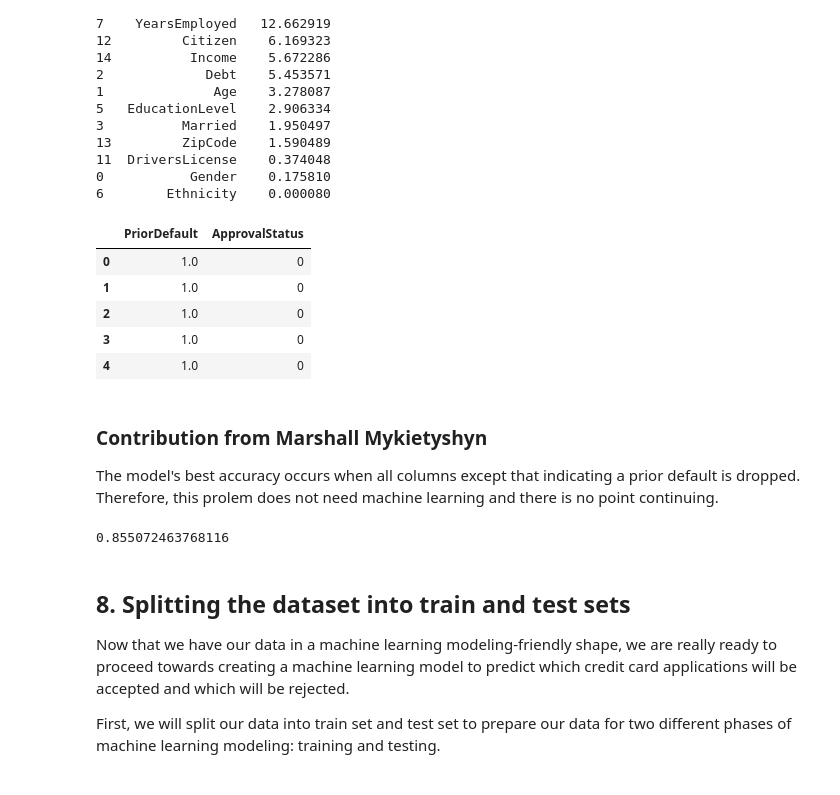
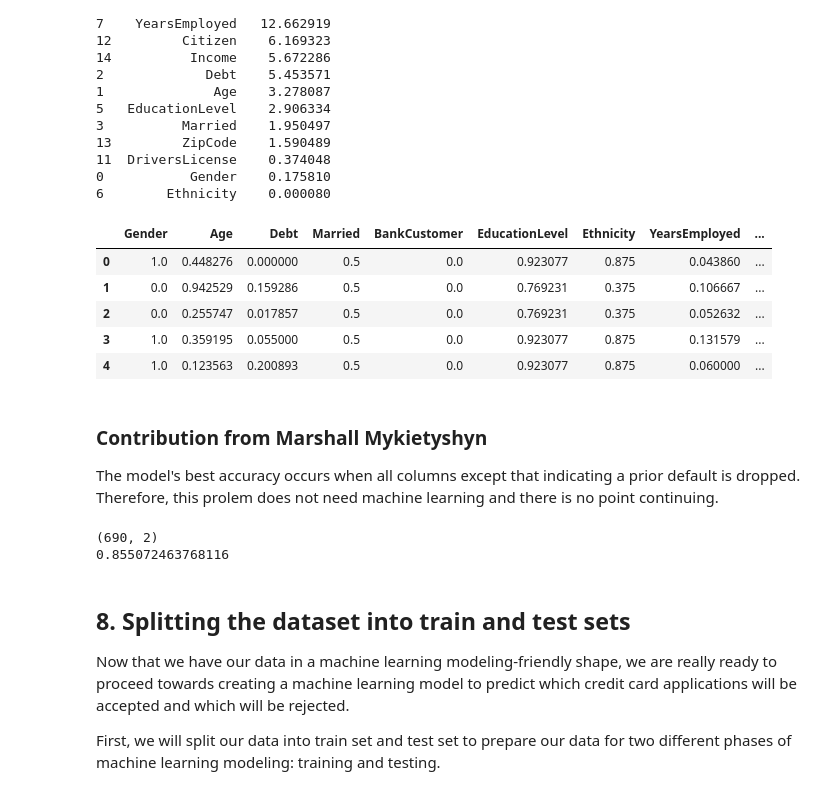
Before and after one commit to marshineer/DataCamp-Project-Solutions-Python, a Jupyter notebook: Predicting Credit Card Approvals/notebook.ipynb, the cells around one changed output. Saved outputs shown, nothing was run; the diff lists cells and outputs as text; code cells hidden in the pictures.

```diff
--- a/Predicting Credit Card Approvals/notebook.ipynb
+++ b/Predicting Credit Card Approvals/notebook.ipynb
@@ -304,35 +304,43 @@ print(featureScores.nlargest(15, 'Score'))  #print 10 best features
 # %%
 # Drop features 11 (DriversLicense) and 13 (ZipCode)
 # Had to fix a mistake where they dropped CreditScore instead of DriversLicense
 # rescaled_cc_apps.drop([cc_apps.columns[11], cc_apps.columns[13]], axis=1, inplace=True)
 
 # Drop features based on analysis
-# rescaled_cc_apps.drop([cc_apps.columns[6], cc_apps.columns[0], cc_apps.columns[11]], axis=1, inplace=True)
-# rescaled_cc_apps.drop([cc_apps.columns[6], cc_apps.columns[0], cc_apps.columns[11], cc_apps.columns[13], cc_apps.columns[3], cc_apps.columns[1]], axis=1, inplace=True)
-rescaled_cc_apps.drop([cc_apps.columns[6], cc_apps.columns[0], cc_apps.columns[11], cc_apps.columns[13], cc_apps.columns[3], cc_apps.columns[5],
-                       cc_apps.columns[1], cc_apps.columns[2], cc_apps.columns[14], cc_apps.columns[12], cc_apps.columns[7], cc_apps.columns[10],
-                       cc_apps.columns[4], cc_apps.columns[9]], axis=1, inplace=True)
+pp_cc_apps = rescaled_cc_apps.drop([cc_apps.columns[6], cc_apps.columns[0], cc_apps.columns[11]], axis=1)
+# pp_cc_apps = rescaled_cc_apps.drop([cc_apps.columns[6], cc_apps.columns[0], cc_apps.columns[11], cc_apps.columns[13], cc_apps.columns[3], cc_apps.columns[1]], axis=1)
+# pp_cc_apps = rescaled_cc_apps.drop([cc_apps.columns[6], cc_apps.columns[0], cc_apps.columns[11], cc_apps.columns[13], cc_apps.columns[3],
+#                                     cc_apps.columns[5], cc_apps.columns[1], cc_apps.columns[2], cc_apps.columns[14], cc_apps.columns[12],
+#                                     cc_apps.columns[7], cc_apps.columns[10], cc_apps.columns[4], cc_apps.columns[9]], axis=1)
 display(rescaled_cc_apps.head())
 
 # Split into data and target valuel
-cc_apps_nd = rescaled_cc_apps.values
+cc_apps_nd = pp_cc_apps.values
 ndX, ndy = cc_apps_nd[:, :-1], cc_apps_nd[:,-1]
 # %% [output]
-|  | PriorDefault | ApprovalStatus |
-| 0 | 1.0 | 0 |
-| 1 | 1.0 | 0 |
-| 2 | 1.0 | 0 |
-| 3 | 1.0 | 0 |
-| 4 | 1.0 | 0 |
+|  | Gender | Age | Debt | Married | BankCustomer | EducationLevel | Ethnicity | YearsEmployed | ... |
+| 0 | 1.0 | 0.448276 | 0.000000 | 0.5 | 0.0 | 0.923077 | 0.875 | 0.043860 | ... |
+| 1 | 0.0 | 0.942529 | 0.159286 | 0.5 | 0.0 | 0.769231 | 0.375 | 0.106667 | ... |
+| 2 | 0.0 | 0.255747 | 0.017857 | 0.5 | 0.0 | 0.769231 | 0.375 | 0.052632 | ... |
+| 3 | 1.0 | 0.359195 | 0.055000 | 0.5 | 0.0 | 0.923077 | 0.875 | 0.131579 | ... |
+| 4 | 1.0 | 0.123563 | 0.200893 | 0.5 | 0.0 | 0.923077 | 0.875 | 0.060000 | ... |
 # %% [markdown]
 ### Contribution from Marshall Mykietyshyn
 <p>The model's best accuracy occurs when all columns except that indicating a prior default is dropped. Therefore, this prolem does not need machine learning and there is no point continuing. </p>
-# %%
-y_est = abs(ndX.astype(int) - 1).flatten()
-acc_bool = y_est == ndy.astype(int)
-print(acc_bool.sum() / acc_bool.size)
-# %% [output]
-0.855072463768116
+# %%
+# Demonstrate that a single feature predicts with 85% accuracy
+f1_cc_apps = rescaled_cc_apps.drop([cc_apps.columns[6], cc_apps.columns[0], cc_apps.columns[11], cc_apps.columns[13], cc_apps.columns[3],
+                                    cc_apps.columns[5], cc_apps.columns[1], cc_apps.columns[2], cc_apps.columns[14], cc_apps.columns[12],
+                                    cc_apps.columns[7], cc_apps.columns[10], cc_apps.columns[4], cc_apps.columns[9]], axis=1)
+
+f1_cc_apps_nd = f1_cc_apps.values
+print(f1_cc_apps_nd.shape)
+y_est = abs(f1_cc_apps_nd[:, 0].astype(int) - 1).flatten()
+acc_bool = y_est == f1_cc_apps_nd[:, 1].astype(int)
+print(acc_bool.sum() / acc_bool.size)
+# %% [output]
+(690, 2)
+0.855072463768116
 # %% [markdown]
 ## 8. Splitting the dataset into train and test sets
 <p>Now that we have our data in a machine learning modeling-friendly shape, we are really ready to proceed towards creating a machine learning model to predict which credit card applications will be accepted and which will be rejected. </p>
```
Also changed, not shown: parts of 12 cells of this notebook, 2 other files.
